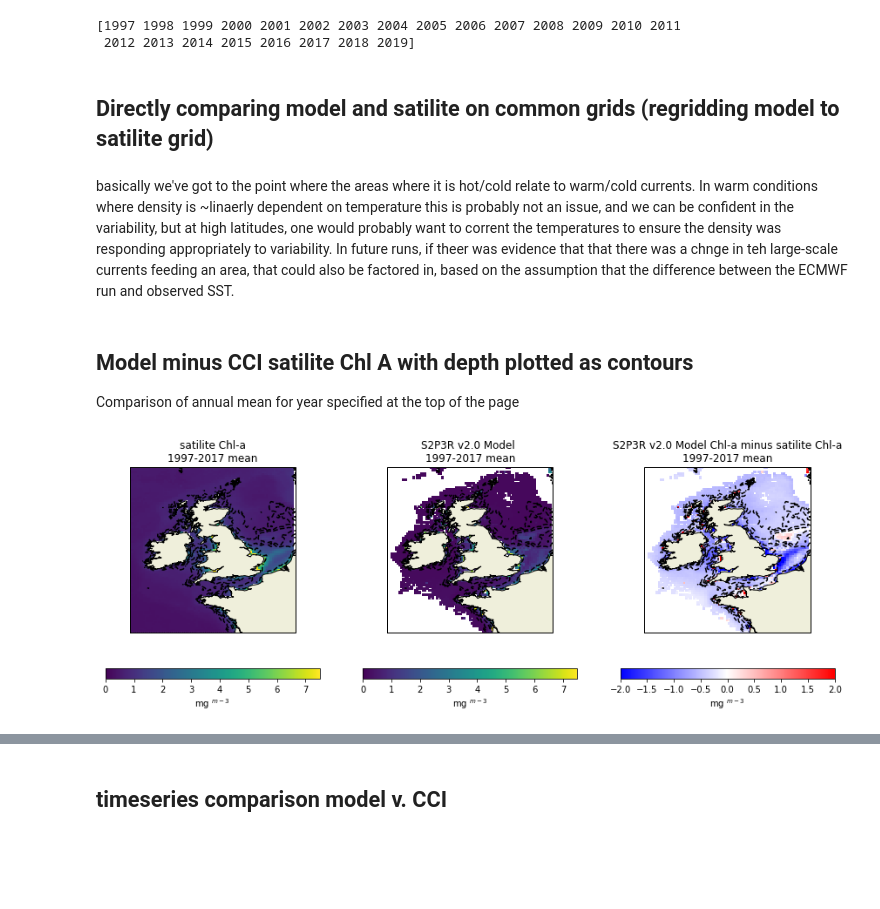
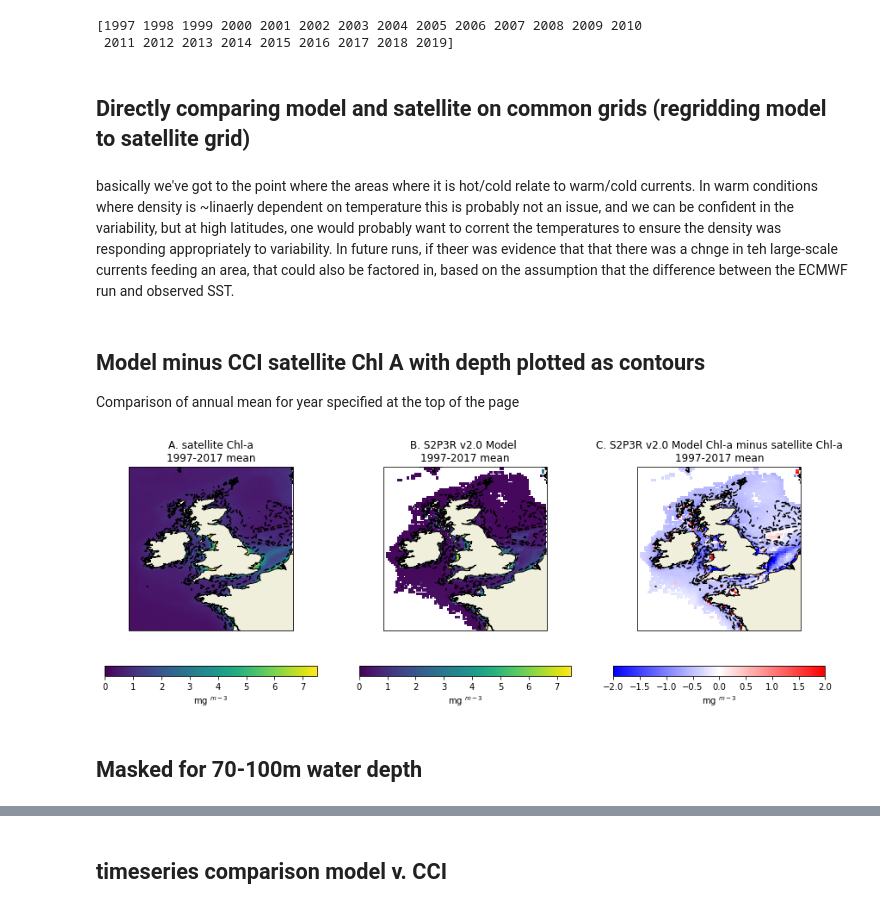
Before and after one commit to PaulHalloran/Jupiter_notebooks_halloran, a Jupyter notebook: ChlA_ecmwf_era5_s2p3_UK_cci.ipynb, the cells around one changed output, grey strips where cells are left out. Cells and saved outputs as stored; diff of their text form; code cells hidden in the pictures; blank space fills up the shorter version.

```diff
--- a/ChlA_ecmwf_era5_s2p3_UK_cci.ipynb
+++ b/ChlA_ecmwf_era5_s2p3_UK_cci.ipynb
@@ -155,11 +155,11 @@ land_10m = cfeature.NaturalEarthFeature('physical', 'land', '10m',
                                         edgecolor='face',
                                         facecolor=cfeature.COLORS['land'])
 # %% [markdown]
-## Directly comparing model and satilite on common grids (regridding model to satilite grid)
+## Directly comparing model and satellite on common grids (regridding model to satellite grid)
 # %% [markdown]
 basically we've got to the point where the areas where it is hot/cold relate to warm/cold currents. In warm conditions where density is ~linaerly dependent on temperature this is probably not an issue, and we can be confident in the variability, but at high latitudes, one would probably want to corrent the temperatures to ensure the density was responding appropriately to variability. In future runs, if theer was evidence that that there was a chnge in teh large-scale currents feeding an area, that could also be factored in, based on the assumption that the difference between the ECMWF run and observed SST.
 # %% [markdown]
-## Model minus CCI satilite Chl A with depth plotted as contours
+## Model minus CCI satellite Chl A with depth plotted as contours
 
 Comparison of annual mean for year specified at the top of the page
 # %%
@@ -236,7 +236,7 @@ cbar1.set_label('mg $^{m-3}$')
 
 ax1.add_feature(land_10m, edgecolor='k')
 
-ax1.title.set_text('satilite Chl-a\n1997-2017 mean')
+ax1.title.set_text('A. satellite Chl-a\n1997-2017 mean')
 
 #####################
 
@@ -256,33 +256,35 @@ cbar2.set_label('mg $^{m-3}$')
 
 ax2.add_feature(land_10m, edgecolor='k')
 
-ax2.title.set_text('S2P3R v2.0 Model \n1997-2017 mean')
+ax2.title.set_text('B. S2P3R v2.0 Model \n1997-2017 mean')
 
 
 #####################
 
 # ax3 = plt.axes(projection=ccrs.PlateCarree())
 ax3.set_extent((lon_west2, lon_east2, lat_south2, lat_north2), crs=ccrs.PlateCarree())
 
 # ax3 = fig.add_subplot(1, 1, 1, projection=ccrs.PlateCarree())
 
 ax3.contour(lon_bathy, lat_bathy,bathy_data,5,colors = 'k')
 
 p3 = ax3.pcolormesh(lon_cci, lat_model,model_data - cci_data,
                 transform=ccrs.PlateCarree(),vmin=-2,vmax=2,
                 cmap='bwr')
 # plt.colorbar(p3)
 cbar3 = fig.colorbar(p3,orientation='horizontal', ax=ax3)
 # cbar = plt.colorbar(p3,orientation='horizontal')
 # cbar1.set_label('log(mg $^{m-3}$)')
 cbar3.set_label('mg $^{m-3}$')
 
 ax3.add_feature(land_10m, edgecolor='k')
 
-ax3.title.set_text('S2P3R v2.0 Model Chl-a minus satilite Chl-a\n1997-2017 mean')
+ax3.title.set_text('C. S2P3R v2.0 Model Chl-a minus satellite Chl-a\n1997-2017 mean')
 
 #################
 
 plt.savefig('/Users/ph290/Documents/HalloranSync/documents/papers_in_prep/s2p3v2/figures/uk_chla_validation_map.png',dpi=600)
 # %% [output]
-[figure, old version]
+[figure, new version]
+# %% [markdown]
+## Masked for 70-100m water depth
```
Also changed, not shown: parts of 25 cells of this notebook, 33 other files.
